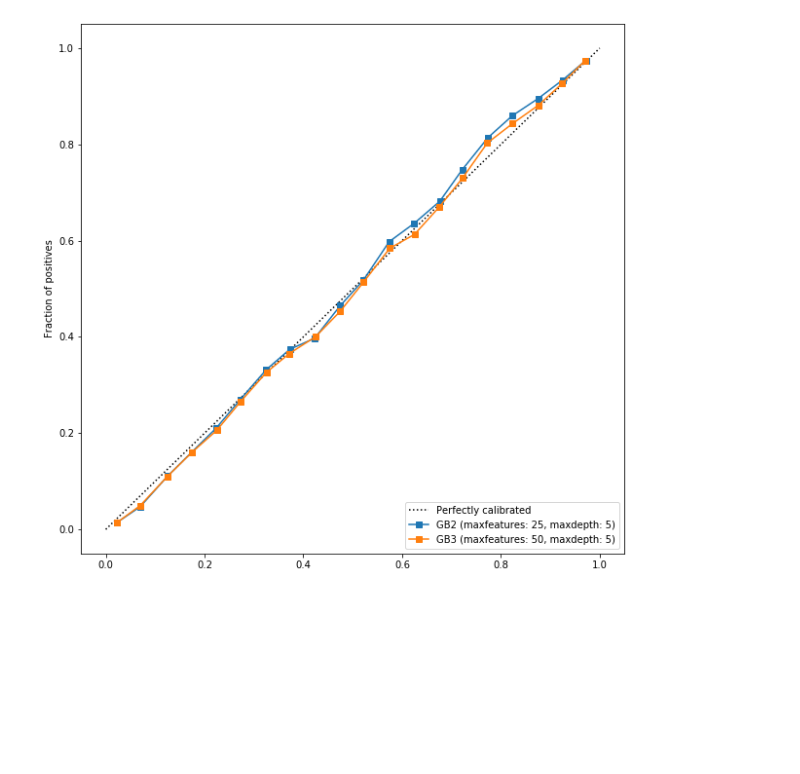
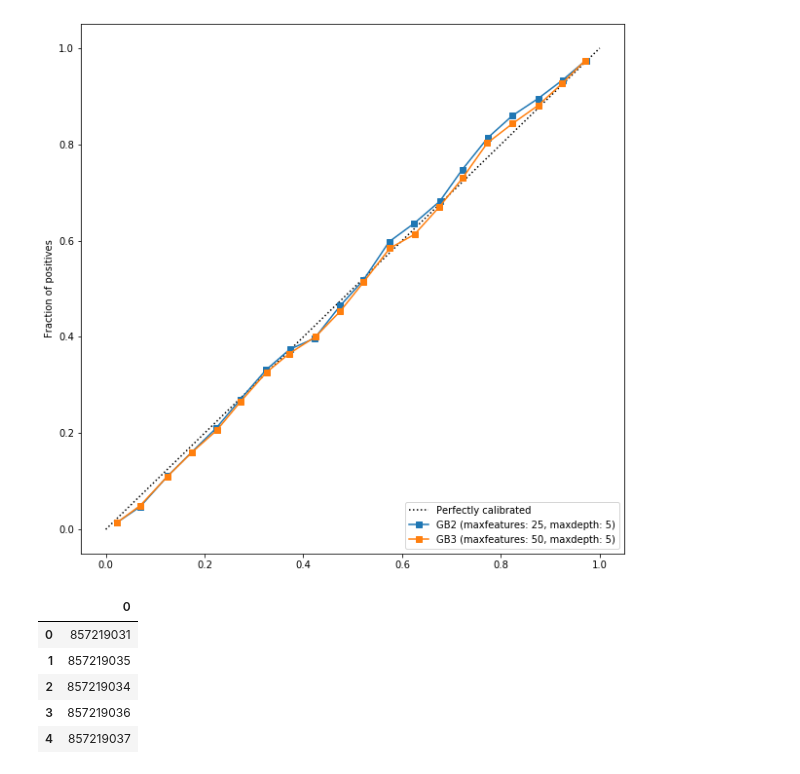
Before and after one commit to levon003/wiki-ores-feedback, a Jupyter notebook: notebook/audit/RevertClassification-Demo_SHW.ipynb, the cells around one changed output. Cells and saved outputs as stored; diff of their text form; code cells hidden in the pictures; blank space fills up the shorter version.

```diff
--- a/notebook/audit/RevertClassification-Demo_SHW.ipynb
+++ b/notebook/audit/RevertClassification-Demo_SHW.ipynb
@@ -577,3 +577,17 @@ plt.show()
 GB2 (maxfeatures: 25, maxdepth: 5); validation ROC AUC: 0.8811; % reverted; 0.10172537067594671
 GB3 (maxfeatures: 50, maxdepth: 5); validation ROC AUC: 0.8819; % reverted; 0.10254216827158859
 [figure]
+# %%
+derived_data_dir = os.path.join('/export/scratch2/levon003/repos/wiki-ores-feedback', "data", "derived")
+labeled_revs_dir = os.path.join(derived_data_dir, 'labeled-revs')
+revid_filepath = os.path.join(labeled_revs_dir, 'sample3-features', 'rev_id_2020-08-01T05:40:00Z.txt')
+
+rev_id_list = pd.read_csv(revid_filepath, header=None)
+rev_id_list.head()
+# %% [output]
+|  | 0 |
+| 0 | 857219031 |
+| 1 | 857219035 |
+| 2 | 857219034 |
+| 3 | 857219036 |
+| 4 | 857219037 |
```
Also changed, not shown: parts of 7 cells of this notebook.
